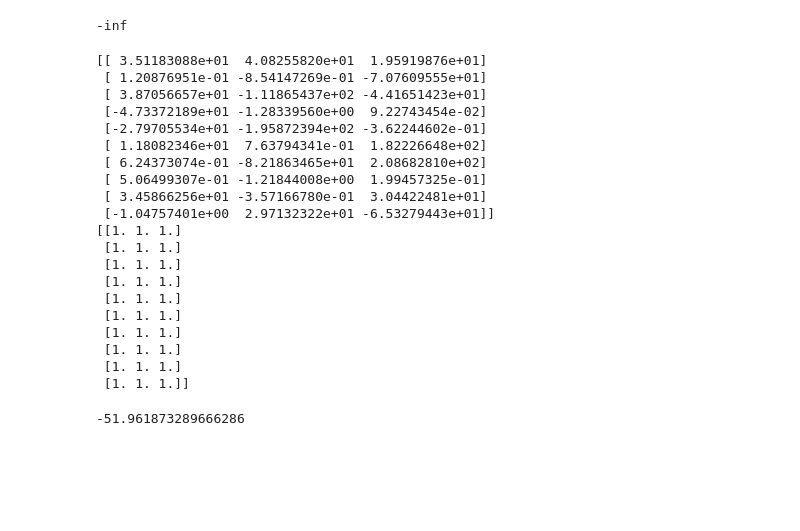
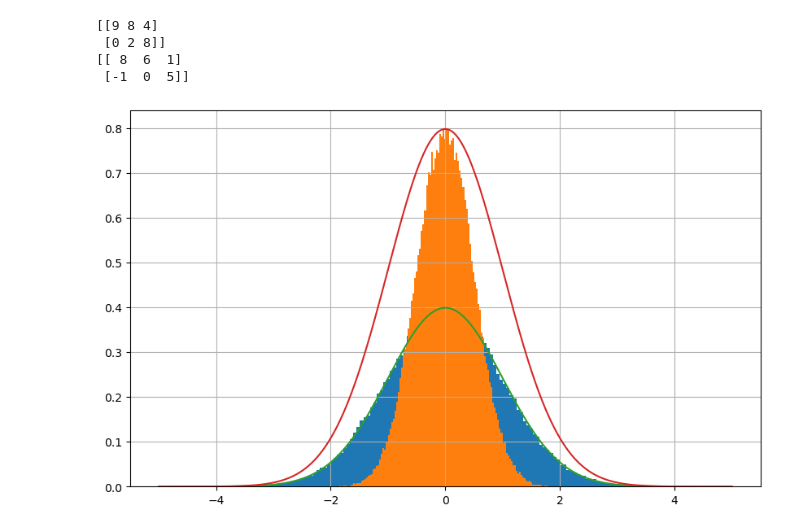
Before and after one commit to marcgrillo/mcwmc2_pt2, a Jupyter notebook: notebook.ipynb, the cells around one changed output. Drawn from its saved outputs; the diff is of its cells as text; code cells hidden in the pictures; blank space fills up the shorter version.

```diff
--- a/notebook.ipynb
+++ b/notebook.ipynb
@@ -44,41 +8,0 @@ np.sum(np.exp(np.sum( norm.logpdf( acca , loc = x, scale = sn), axis = 1 )))
-# %%
-np.log(np.sum(np.exp(np.sum( norm.logpdf( acca , loc = x, scale = sn), axis = 1 ))))
-# %% [output]
--inf
-# %%
-pars = np.array([0.5, 1, 100])
-size = (10,3)
-#h(pars, size)[0]
-x = np.array([1,0,100])
-sn = 10
-print(h(pars, (10,3)))
-acca = np.ones((10,3))
-print(acca)
-np.mean( np.exp( np.sum( norm.logpdf(acca , loc = x, scale = sn), axis = 1 )  ) )
-
-n_avg = 10
-x = np.array([1,0,100])
-lenx = len(x)
-logsumexp( np.sum( norm.logpdf( h(pars, (n_avg,lenx)) , loc = x, scale = sn), axis = 1 ) )
-# %% [output]
-[[ 3.51183088e+01  4.08255820e+01  1.95919876e+01]
- [ 1.20876951e-01 -8.54147269e-01 -7.07609555e+01]
- [ 3.87056657e+01 -1.11865437e+02 -4.41651423e+01]
- [-4.73372189e+01 -1.28339560e+00  9.22743454e-02]
- [-2.79705534e+01 -1.95872394e+02 -3.62244602e-01]
- [ 1.18082346e+01  7.63794341e-01  1.82226648e+02]
- [ 6.24373074e-01 -8.21863465e+01  2.08682810e+02]
- [ 5.06499307e-01 -1.21844008e+00  1.99457325e-01]
- [ 3.45866256e+01 -3.57166780e-01  3.04422481e+01]
- [-1.04757401e+00  2.97132322e+01 -6.53279443e+01]]
-[[1. 1. 1.]
- [1. 1. 1.]
- [1. 1. 1.]
- [1. 1. 1.]
- [1. 1. 1.]
- [1. 1. 1.]
- [1. 1. 1.]
- [1. 1. 1.]
- [1. 1. 1.]
- [1. 1. 1.]]
--51.961873289666286
@@ -115,0 +9,10 @@ def sampling(n, x, sn, scale, n_avg):
+# %%
+a = np.random.randint(0,10, size = (2,3))
+print(a)
+b = a - np.array([1,2,3])
+print(b)
+# %% [output]
+[[9 8 4]
+ [0 2 8]]
+[[ 8  6  1]
+ [-1  0  5]]
@@ -115,0 +294,16 @@ def sampling(n, x, sn, scale, n_avg):
+# %%
+m = 0.5
+a = norm.rvs(loc = 0, scale = 1, size=100000)
+a2 = m*a
+x = np.linspace(-5,5,1000)
+y = norm.pdf(x, loc = 0, scale = 1)
+y2 = y/m
+plt.figure(figsize=[10,6])
+plt.hist(a, bins='auto', density = True)
+plt.hist(a2, bins='auto', density = True)
+plt.plot(x,y)
+plt.plot(x,y2)
+plt.grid()
+plt.show()
+# %% [output]
+[figure, added]
```
Also changed, not shown: parts of 20 cells of this notebook.
